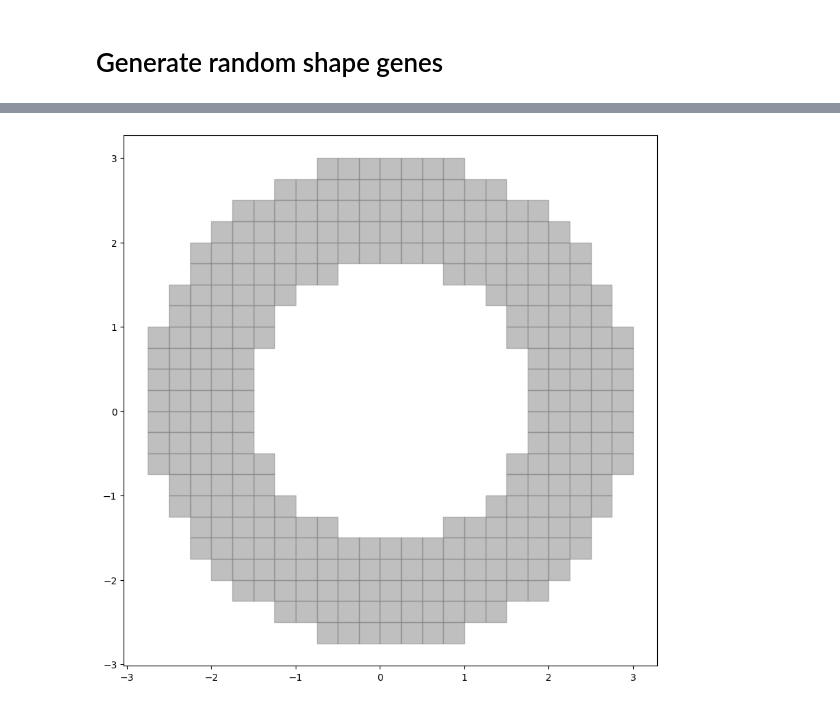
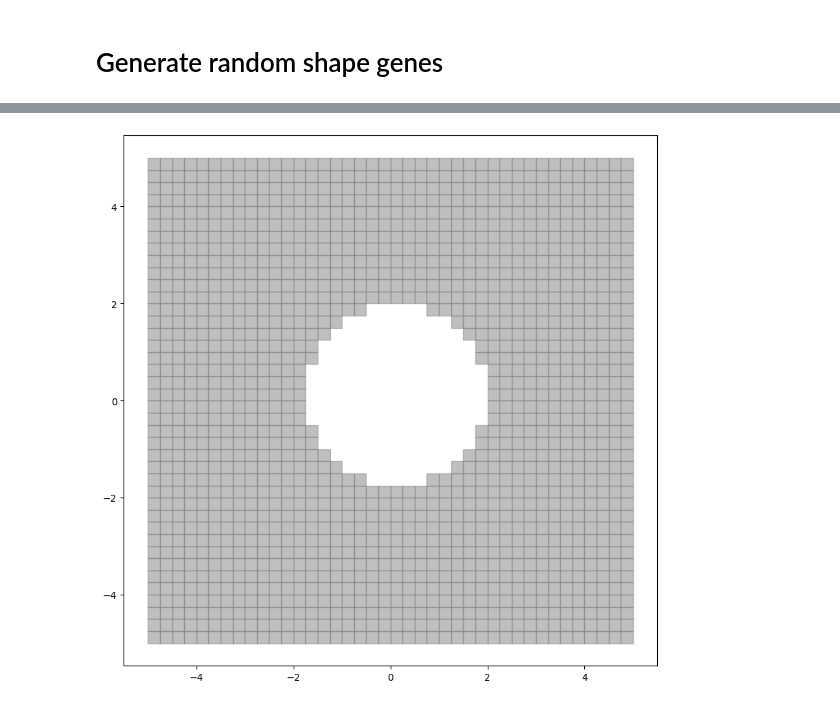
Before and after one commit to danpacho/capstone_1, a Jupyter notebook: test.gene.ipynb, the cells around one changed output, grey strips where cells are left out. Saved outputs shown, nothing was run; the diff lists cells and outputs as text; code cells hidden in the pictures.

Commit message:
test: update test suites for gene

```diff
--- a/test.gene.ipynb
+++ b/test.gene.ipynb
@@ -63,7 +63,7 @@ ShapeGene.pdf_storage.plot_distribution("r_inner")
 # %%
 from src.grid.visualize_points import visualize_points
 
 
-visualize_points(genes[10].pattern_unit.shape_matrix, genes[0].param.k)
+visualize_points(genes[9].pattern_unit.shape_matrix, genes[0].param.k)
 # %% [output]
-[figure, old version]
+[figure, new version]
```
Also changed, not shown: parts of 1 cell of this notebook.
